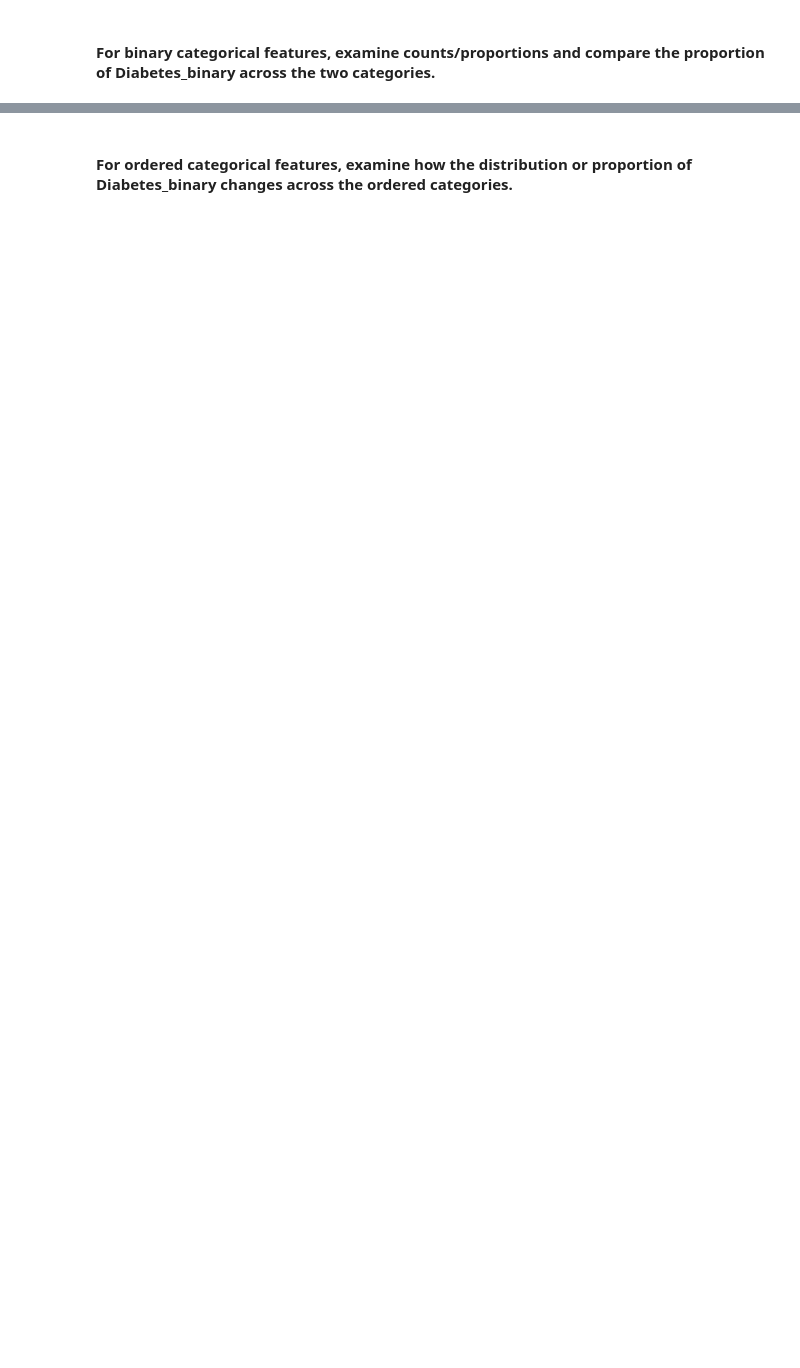
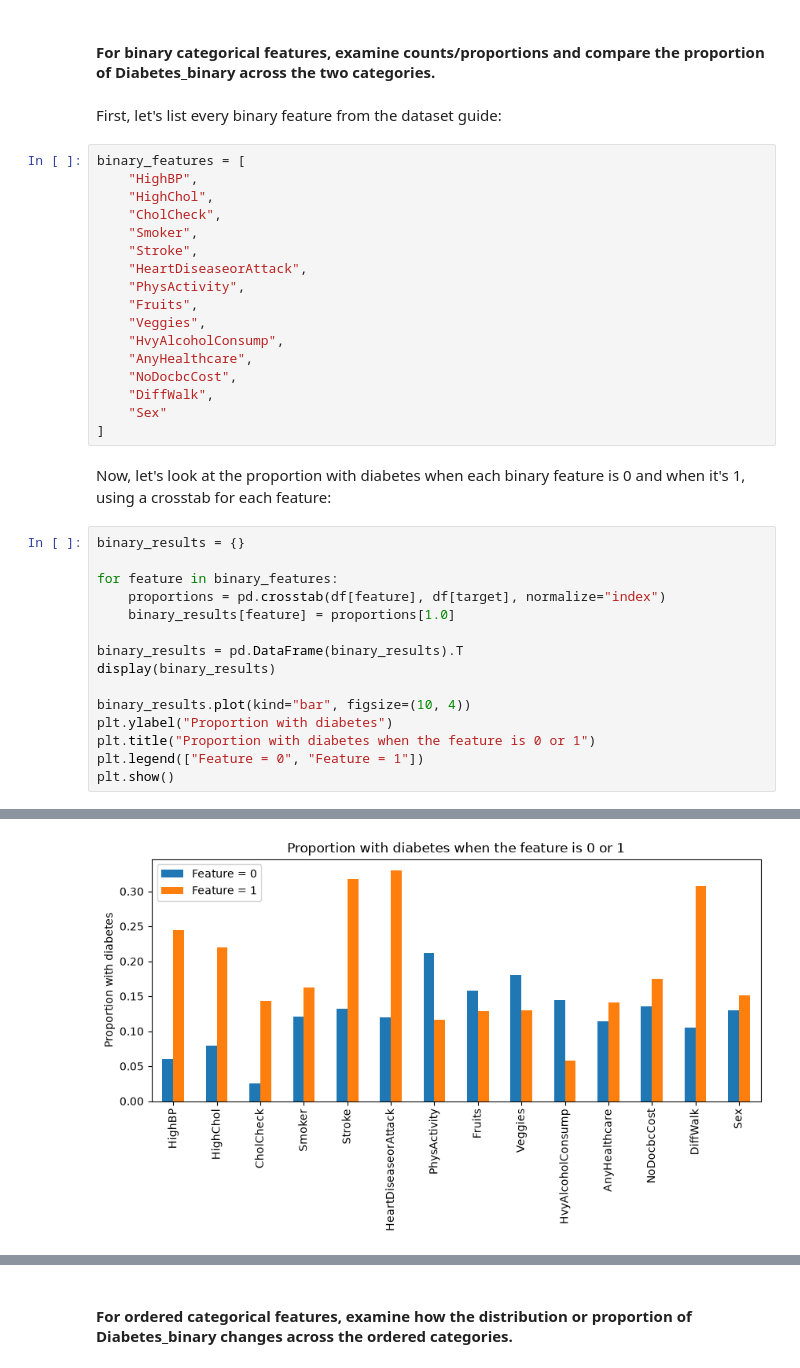
Before and after one commit to J-0-S-E/IE500618-Assignment-2, a Jupyter notebook: assignment2.ipynb, the cells around one changed output, grey strips where cells are left out. Cells and saved outputs as stored; diff of their text form; blank space fills up the shorter version.

```diff
--- a/assignment2.ipynb
+++ b/assignment2.ipynb
@@ -133,2 +129,39 @@ for feature in numerical_features:
 # %% [markdown]
 #### For binary categorical features, examine counts/proportions and compare the proportion of Diabetes_binary across the two categories.
+# %% [markdown]
+First, let's list every binary feature from the dataset guide:
+# %%
+binary_features = [
+    "HighBP",
+    "HighChol",
+    "CholCheck",
+    "Smoker",
+    "Stroke",
+    "HeartDiseaseorAttack",
+    "PhysActivity",
+    "Fruits",
+    "Veggies",
+    "HvyAlcoholConsump",
+    "AnyHealthcare",
+    "NoDocbcCost",
+    "DiffWalk",
+    "Sex"
+]
+# %% [markdown]
+Now, let's look at the proportion with diabetes when each binary feature is 0 and when it's 1, using a crosstab for each feature:
+# %%
+binary_results = {}
+
+for feature in binary_features:
+    proportions = pd.crosstab(df[feature], df[target], normalize="index")
+    binary_results[feature] = proportions[1.0]
+
+binary_results = pd.DataFrame(binary_results).T
+display(binary_results)
+
+binary_results.plot(kind="bar", figsize=(10, 4))
+plt.ylabel("Proportion with diabetes")
+plt.title("Proportion with diabetes when the feature is 0 or 1")
+plt.legend(["Feature = 0", "Feature = 1"])
+plt.show()
+# %% [output]
@@ -134,0 +183 @@ for feature in numerical_features:
+[figure, added]
```
Also changed, not shown: parts of 19 cells of this notebook.
